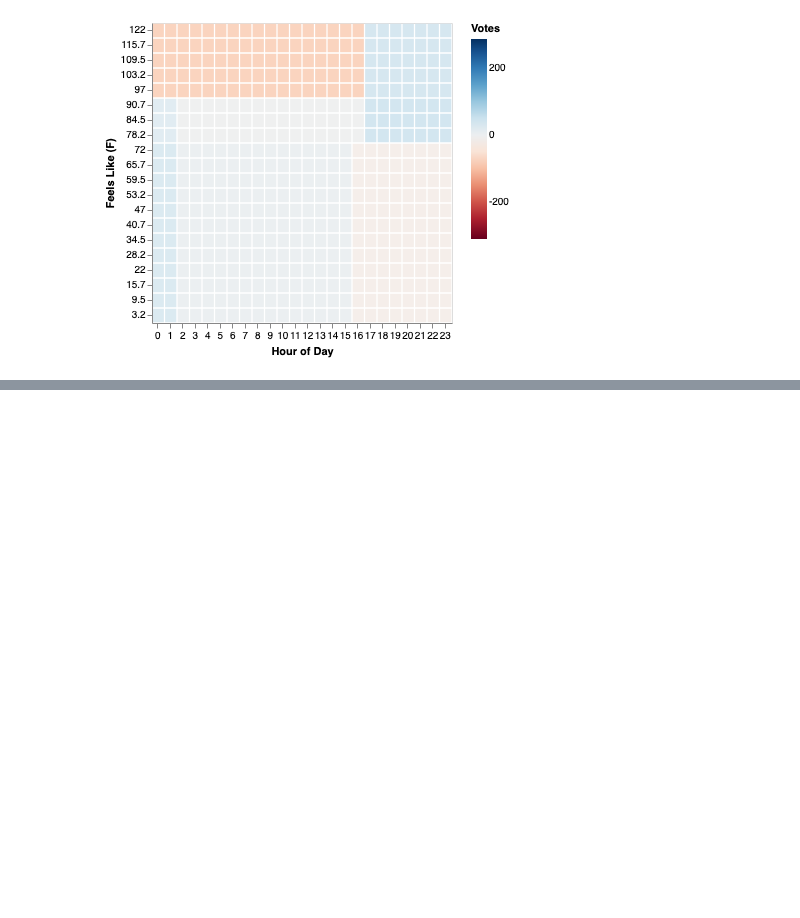
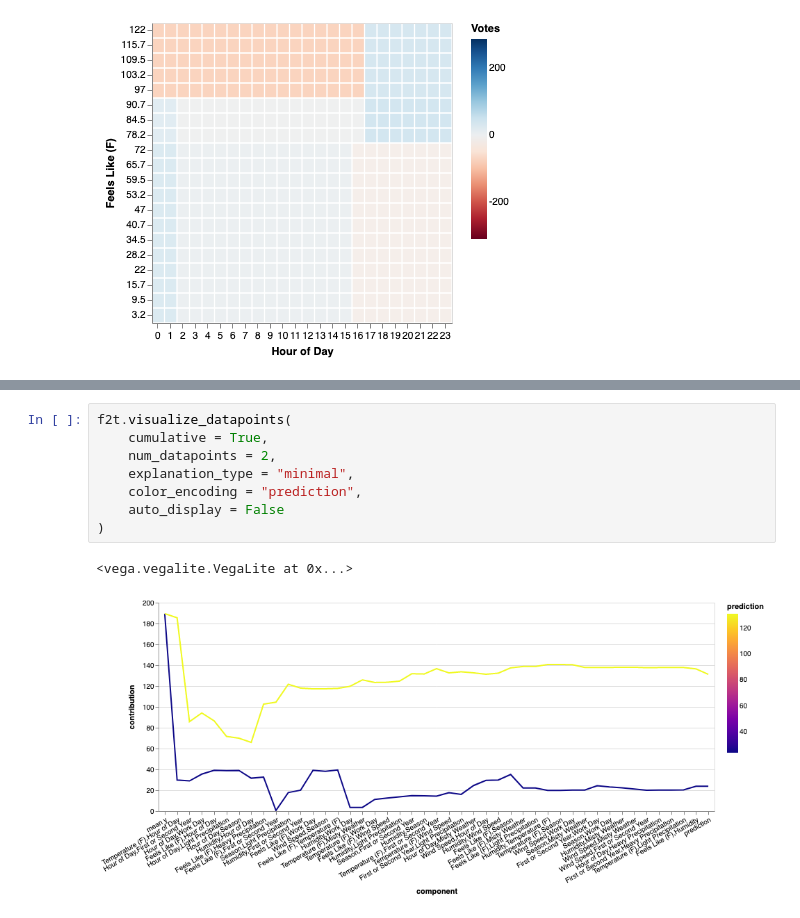
Before and after one commit to MattJBritton/ForestfortheTrees, a Jupyter notebook: developmentWorkbook.ipynb, the cells around one changed output, grey strips where cells are left out. Cells and saved outputs as stored; diff of their text form; blank space fills up the shorter version.

```diff
--- a/developmentWorkbook.ipynb
+++ b/developmentWorkbook.ipynb
@@ -1516,0 +1547,11 @@ How many charts it would take to visualize every tree in the model, if they were
+# %%
+f2t.visualize_datapoints(
+    cumulative = True,
+    num_datapoints = 2,
+    explanation_type = "minimal",
+    color_encoding = "prediction",
+    auto_display = False
+)
+# %% [output]
+<vega.vegalite.VegaLite at 0x...>
+[figure, added]
```
Also changed, not shown: parts of 26 cells of this notebook.
